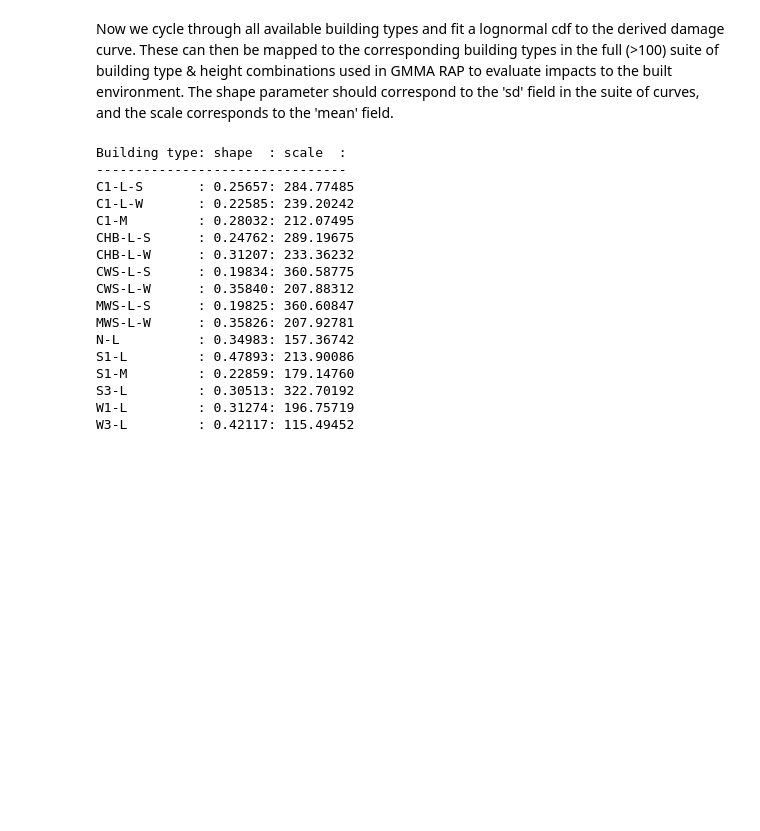
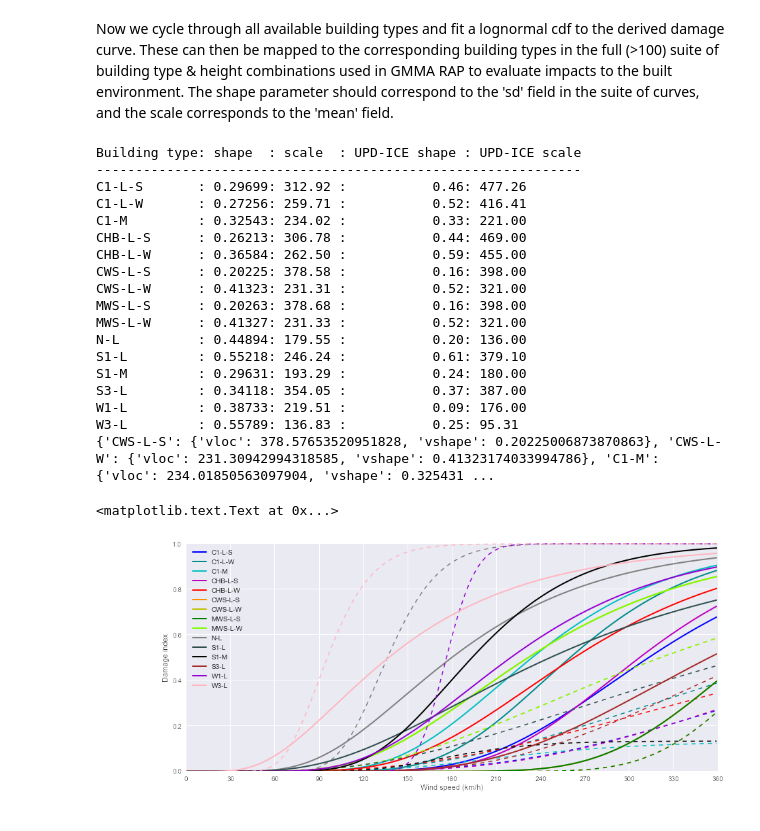
Before and after one commit to wcarthur/notebooks, a Jupyter notebook: Vulnerability and fragility curves for GMMA.ipynb, the cells around one changed output. Saved outputs shown, nothing was run; the diff lists cells and outputs as text; code cells hidden in the pictures; blank space fills up the shorter version.

```diff
--- a/Vulnerability and fragility curves for GMMA.ipynb
+++ b/Vulnerability and fragility curves for GMMA.ipynb
@@ -326,34 +357,64 @@ Now we cycle through all available building types and fit a lognormal cdf to the
 # %%
 nsim = 10**4
 x = np.arange(0, 360., 1.)
-
-print "Building type: shape  : scale  :"
-print "--------------------------------"
+newcurves = dict()
+print "Building type: shape  : scale  : UPD-ICE shape : UPD-ICE scale"
+print "-------------------------------------------------------------- "
 for bldtype in bldtypes:
 
     bldcurves = curves[bldtype]
     vcdf = bldcurves['vscale'] * lognorm.cdf(x, bldcurves['vshape'],
                                               scale=bldcurves['vloc'])
-    dmg_mean, dmg_sd = damage(bldcurves, x, costs)
+    dmg_mean, dmg_sd = damage(bldcurves, x, di)
     xx = np.where(dmg_mean<=0.5)[0][-1]
     loc = x[xx]
     p = minimise(dmg_mean, bldcurves['vshape'], loc)
-    print "{0:<13s}: {1:.5f}: {2:.5f}".format(bldtype, p[0], p[1])
+    print "{0:<13s}: {1:.5f}: {2:<7.2f}: {3:14.2f}: {4:<10.2f}".format(bldtype, p[0], p[1],
+                                                                       bldcurves['vshape'], bldcurves['vloc'])
+    newcurves[bldtype] = {'vshape':p[0], 'vloc':p[1]}
 # %% [output]
-Building type: shape  : scale  :
---------------------------------
-C1-L-S       : 0.25657: 284.77485
-C1-L-W       : 0.22585: 239.20242
-C1-M         : 0.28032: 212.07495
-CHB-L-S      : 0.24762: 289.19675
-CHB-L-W      : 0.31207: 233.36232
-CWS-L-S      : 0.19834: 360.58775
-CWS-L-W      : 0.35840: 207.88312
-MWS-L-S      : 0.19825: 360.60847
-MWS-L-W      : 0.35826: 207.92781
-N-L          : 0.34983: 157.36742
-S1-L         : 0.47893: 213.90086
-S1-M         : 0.22859: 179.14760
-S3-L         : 0.30513: 322.70192
-W1-L         : 0.31274: 196.75719
-W3-L         : 0.42117: 115.49452
+Building type: shape  : scale  : UPD-ICE shape : UPD-ICE scale
+--------------------------------------------------------------
+C1-L-S       : 0.29699: 312.92 :           0.46: 477.26
+C1-L-W       : 0.27256: 259.71 :           0.52: 416.41
+C1-M         : 0.32543: 234.02 :           0.33: 221.00
+CHB-L-S      : 0.26213: 306.78 :           0.44: 469.00
+CHB-L-W      : 0.36584: 262.50 :           0.59: 455.00
+CWS-L-S      : 0.20225: 378.58 :           0.16: 398.00
+CWS-L-W      : 0.41323: 231.31 :           0.52: 321.00
+MWS-L-S      : 0.20263: 378.68 :           0.16: 398.00
+MWS-L-W      : 0.41327: 231.33 :           0.52: 321.00
+N-L          : 0.44894: 179.55 :           0.20: 136.00
+S1-L         : 0.55218: 246.24 :           0.61: 379.10
+S1-M         : 0.29631: 193.29 :           0.24: 180.00
+S3-L         : 0.34118: 354.05 :           0.37: 387.00
+W1-L         : 0.38733: 219.51 :           0.09: 176.00
+W3-L         : 0.55789: 136.83 :           0.25: 95.31
+{'CWS-L-S': {'vloc': 378.57653520951828, 'vshape': 0.20225006873870863}, 'CWS-L-W': {'vloc': 231.30942994318585, 'vshape': 0.41323174033994786}, 'C1-M': {'vloc': 234.01850563097904, 'vshape': 0.325431 ...
+# %%
+fig, ax = plt.subplots(1,1, figsize=(14,6))
+x = np.arange(0, 360., 1.)
+colors=['b', 'darkcyan', 'c', 'm',  'r',
+        'darkorange', 'y', 'g', 'chartreuse', '0.5',
+        'darkslategray', 'k', 'brown',  'darkviolet', 'lightpink']
+
+for c, bldtype in zip(colors, bldtypes):
+    bldcurves = curves[bldtype]
+    ncurves = newcurves[bldtype]
+    vcdf = bldcurves['vscale'] * lognorm.cdf(x, bldcurves['vshape'], scale=bldcurves['vloc'])
+    ncdf = lognorm.cdf(x, ncurves['vshape'], scale=ncurves['vloc'])
+    ax.plot(x, ncdf, linewidth=2, color=c, label=bldtype)
+    ax.plot(x, vcdf, linewidth=1.5, color=c, linestyle='--')
+
+l = ax.legend(loc=2)
+for t in l.get_texts():
+    t.set_fontsize('medium')
+
+ax.set_xlim((0,360))
+ax.set_xticks(np.arange(0, 361., 30))
+ax.set_ylim((0,1))
+ax.set_ylabel("Damage index")
+ax.set_xlabel("Wind speed (km/h)")
+# %% [output]
+<matplotlib.text.Text at 0x...>
+[figure, added]
```
Also changed, not shown: parts of 9 cells of this notebook.
